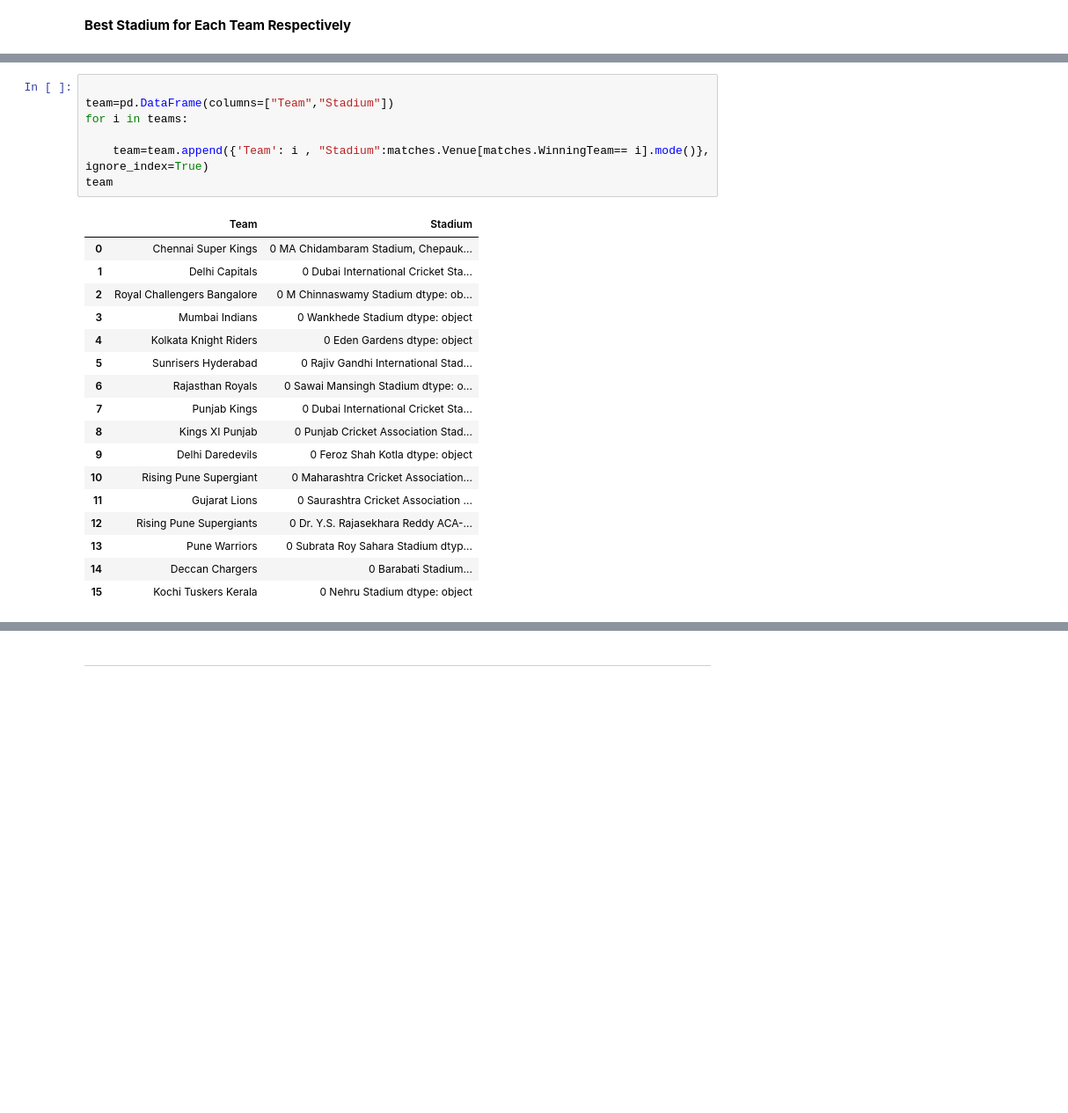
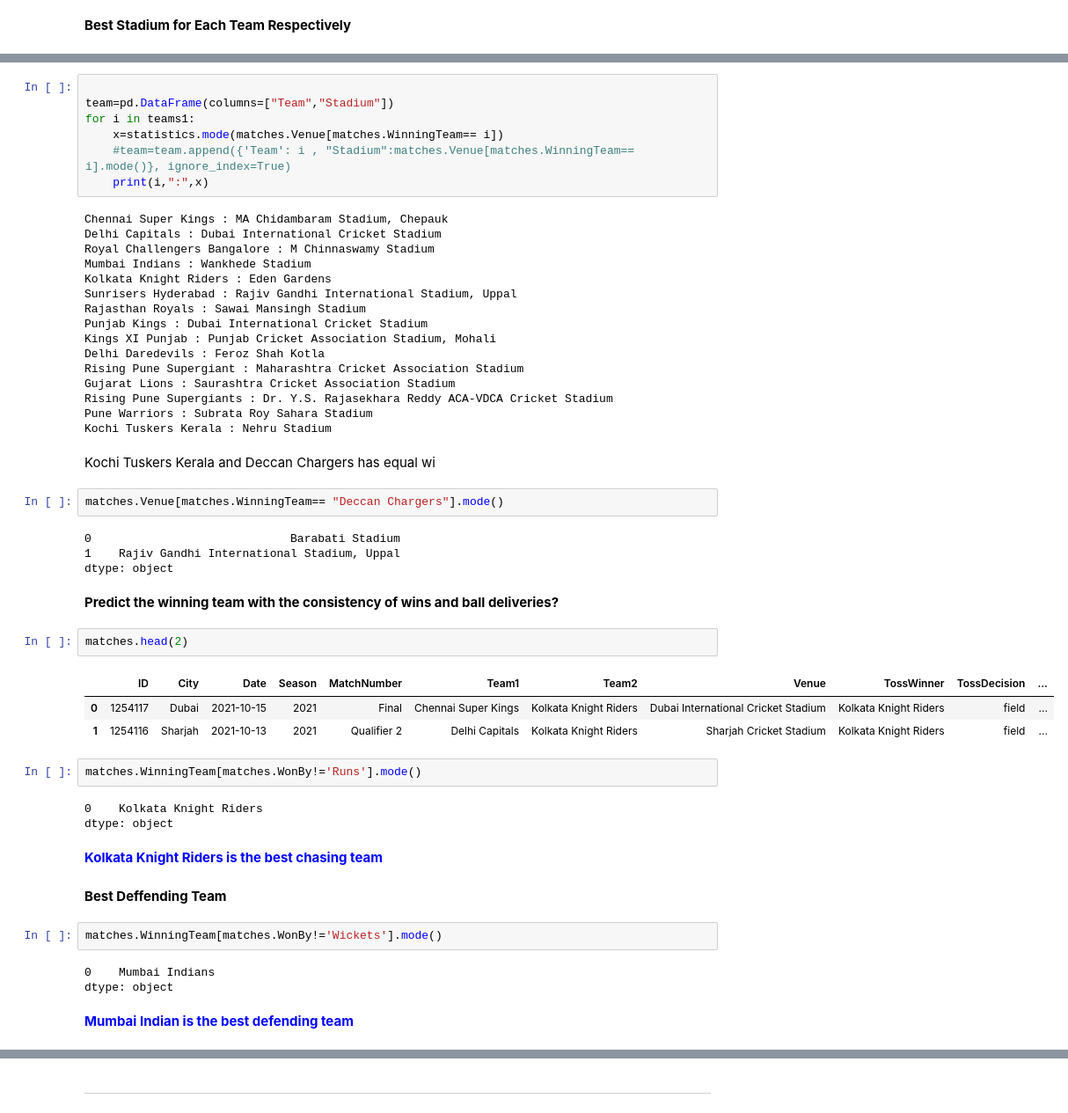
Before and after one commit to GeetikaSh/IPL_2022, a Jupyter notebook: ipl-analysis.ipynb, the cells around one changed output, grey strips where cells are left out. Shown: that part at 88% size. Saved outputs shown, nothing was run; the diff lists cells and outputs as text; blank space fills up the shorter version.

```diff
--- a/ipl-analysis.ipynb
+++ b/ipl-analysis.ipynb
@@ -455,25 +460,55 @@ array(['Chennai Super Kings', 'Delhi Capitals',
 # %%
 
 team=pd.DataFrame(columns=["Team","Stadium"])
-for i in teams:
-
-    team=team.append({'Team': i , "Stadium":matches.Venue[matches.WinningTeam== i].mode()}, ignore_index=True)
-team
+for i in teams1:
+    x=statistics.mode(matches.Venue[matches.WinningTeam== i])
+    #team=team.append({'Team': i , "Stadium":matches.Venue[matches.WinningTeam== i].mode()}, ignore_index=True)
+    print(i,":",x)
 # %% [output]
-|  | Team | Stadium |
-| 0 | Chennai Super Kings | 0 MA Chidambaram Stadium, Chepauk... |
-| 1 | Delhi Capitals | 0 Dubai International Cricket Sta... |
-| 2 | Royal Challengers Bangalore | 0 M Chinnaswamy Stadium dtype: ob... |
-| 3 | Mumbai Indians | 0 Wankhede Stadium dtype: object |
-| 4 | Kolkata Knight Riders | 0 Eden Gardens dtype: object |
-| 5 | Sunrisers Hyderabad | 0 Rajiv Gandhi International Stad... |
-| 6 | Rajasthan Royals | 0 Sawai Mansingh Stadium dtype: o... |
-| 7 | Punjab Kings | 0 Dubai International Cricket Sta... |
-| 8 | Kings XI Punjab | 0 Punjab Cricket Association Stad... |
-| 9 | Delhi Daredevils | 0 Feroz Shah Kotla dtype: object |
-| 10 | Rising Pune Supergiant | 0 Maharashtra Cricket Association... |
-| 11 | Gujarat Lions | 0 Saurashtra Cricket Association ... |
-| 12 | Rising Pune Supergiants | 0 Dr. Y.S. Rajasekhara Reddy ACA-... |
-| 13 | Pune Warriors | 0 Subrata Roy Sahara Stadium dtyp... |
-| 14 | Deccan Chargers | 0 Barabati Stadium... |
-| 15 | Kochi Tuskers Kerala | 0 Nehru Stadium dtype: object |
+Chennai Super Kings : MA Chidambaram Stadium, Chepauk
+Delhi Capitals : Dubai International Cricket Stadium
+Royal Challengers Bangalore : M Chinnaswamy Stadium
+Mumbai Indians : Wankhede Stadium
+Kolkata Knight Riders : Eden Gardens
+Sunrisers Hyderabad : Rajiv Gandhi International Stadium, Uppal
+Rajasthan Royals : Sawai Mansingh Stadium
+Punjab Kings : Dubai International Cricket Stadium
+Kings XI Punjab : Punjab Cricket Association Stadium, Mohali
+Delhi Daredevils : Feroz Shah Kotla
+Rising Pune Supergiant : Maharashtra Cricket Association Stadium
+Gujarat Lions : Saurashtra Cricket Association Stadium
+Rising Pune Supergiants : Dr. Y.S. Rajasekhara Reddy ACA-VDCA Cricket Stadium
+Pune Warriors : Subrata Roy Sahara Stadium
+Kochi Tuskers Kerala : Nehru Stadium
+# %% [markdown]
+Kochi Tuskers Kerala and Deccan Chargers has equal wi
+# %%
+matches.Venue[matches.WinningTeam== "Deccan Chargers"].mode()
+# %% [output]
+0                             Barabati Stadium
+1    Rajiv Gandhi International Stadium, Uppal
+dtype: object
+# %% [markdown]
+**Predict the winning team with the consistency of wins and ball deliveries?**
+# %%
+matches.head(2)
+# %% [output]
+|  | ID | City | Date | Season | MatchNumber | Team1 | Team2 | Venue | TossWinner | TossDecision | ... |
+| 0 | 1254117 | Dubai | 2021-10-15 | 2021 | Final | Chennai Super Kings | Kolkata Knight Riders | Dubai International Cricket Stadium | Kolkata Knight Riders | field | ... |
+| 1 | 1254116 | Sharjah | 2021-10-13 | 2021 | Qualifier 2 | Delhi Capitals | Kolkata Knight Riders | Sharjah Cricket Stadium | Kolkata Knight Riders | field | ... |
+# %%
+matches.WinningTeam[matches.WonBy!='Runs'].mode()
+# %% [output]
+0    Kolkata Knight Riders
+dtype: object
+# %% [markdown]
+**<font color=blue> Kolkata Knight Riders is the best chasing team**
+# %% [markdown]
+**Best Deffending Team**
+# %%
+matches.WinningTeam[matches.WonBy!='Wickets'].mode()
+# %% [output]
+0    Mumbai Indians
+dtype: object
+# %% [markdown]
+**<font color=blue>Mumbai Indian is the best defending team**
```
Also changed, not shown: parts of 12 cells of this notebook.
